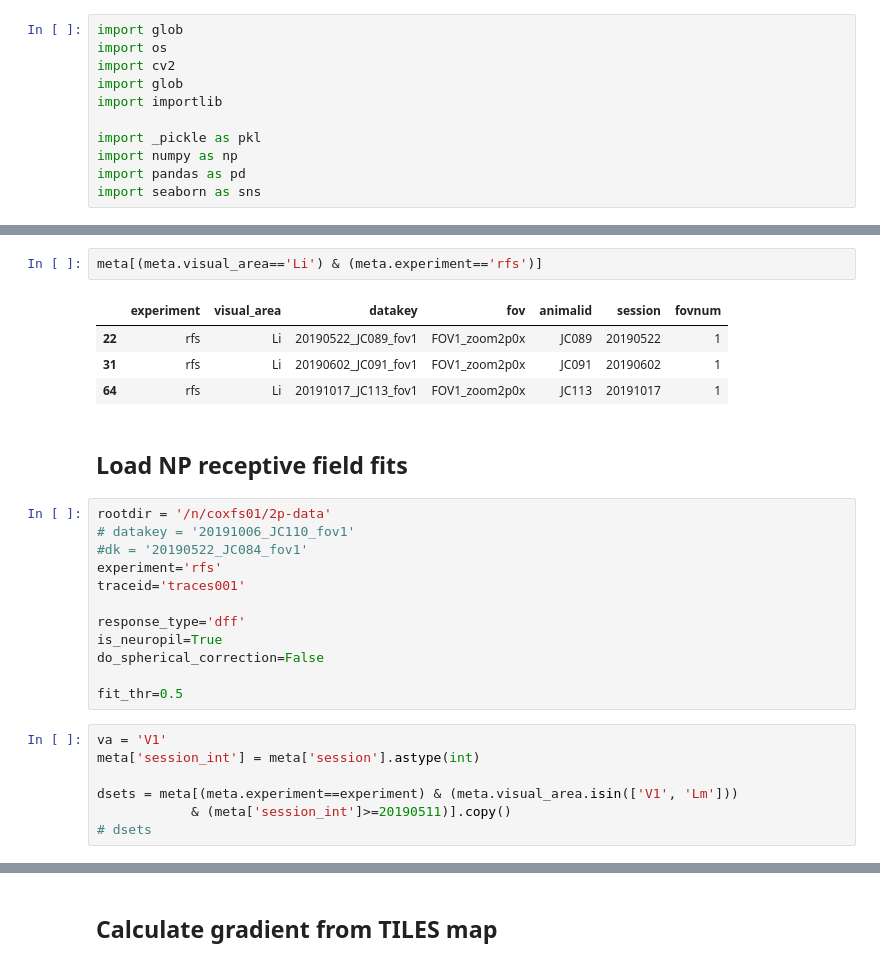
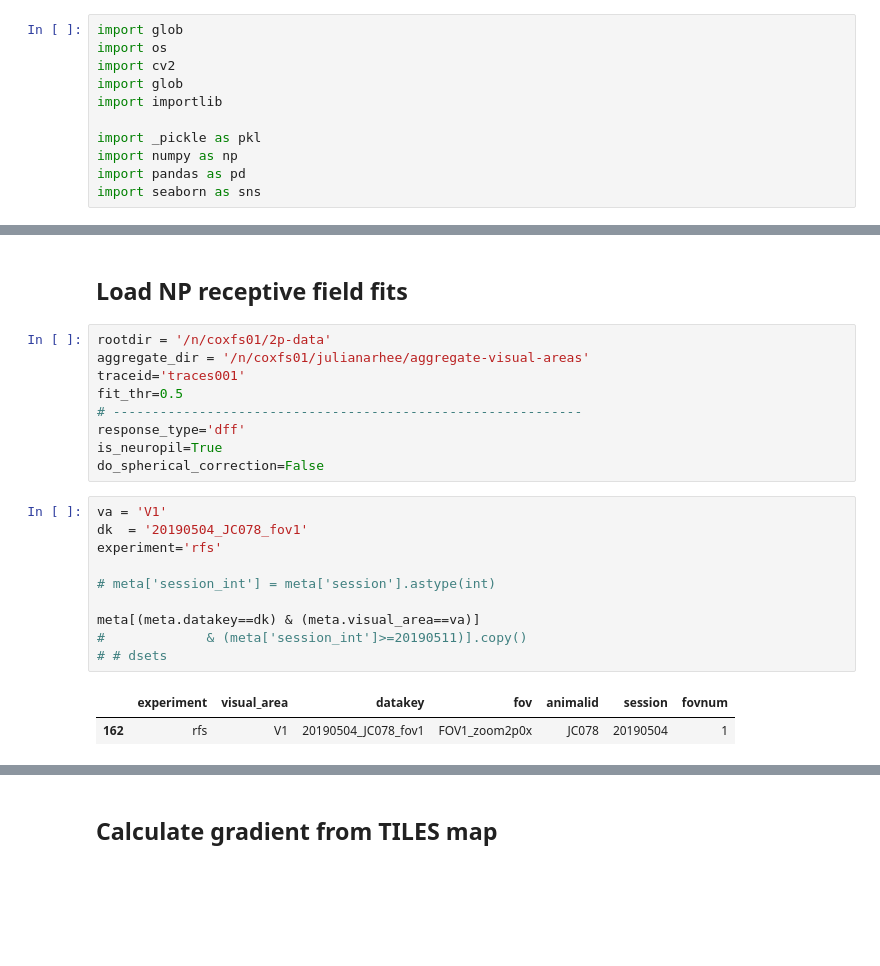
Before and after one commit to julianarhee/rat-2p-area-characterizations, a Jupyter notebook: analyze2p/receptive_fields/estimate_gradient_from_tiles.ipynb, the cells around one changed output, grey strips where cells are left out. Cells and saved outputs as stored; diff of their text form; blank space fills up the shorter version.

```diff
--- a/analyze2p/receptive_fields/estimate_gradient_from_tiles.ipynb
+++ b/analyze2p/receptive_fields/estimate_gradient_from_tiles.ipynb
@@ -35,28 +38,24 @@ Segmentation: missing 3 dsets
-# %%
-meta[(meta.visual_area=='Li') & (meta.experiment=='rfs')]
-# %% [output]
-|  | experiment | visual_area | datakey | fov | animalid | session | fovnum |
-| 22 | rfs | Li | 20190522_JC089_fov1 | FOV1_zoom2p0x | JC089 | 20190522 | 1 |
-| 31 | rfs | Li | 20190602_JC091_fov1 | FOV1_zoom2p0x | JC091 | 20190602 | 1 |
-| 64 | rfs | Li | 20191017_JC113_fov1 | FOV1_zoom2p0x | JC113 | 20191017 | 1 |
 # %% [markdown]
 ## Load NP receptive field fits
 # %%
 rootdir = '/n/coxfs01/2p-data'
-# datakey = '20191006_JC110_fov1'
-#dk = '20190522_JC084_fov1'
-experiment='rfs'
+aggregate_dir = '/n/coxfs01/julianarhee/aggregate-visual-areas'
 traceid='traces001'
-
+fit_thr=0.5
+# ------------------------------------------------------------
 response_type='dff'
 is_neuropil=True
 do_spherical_correction=False
-
-fit_thr=0.5
 # %%
 va = 'V1'
-meta['session_int'] = meta['session'].astype(int)
+dk  = '20190504_JC078_fov1'
+experiment='rfs'
 
-dsets = meta[(meta.experiment==experiment) & (meta.visual_area.isin(['V1', 'Lm']))
-            & (meta['session_int']>=20190511)].copy()
-# dsets
+# meta['session_int'] = meta['session'].astype(int)
+
+meta[(meta.datakey==dk) & (meta.visual_area==va)]
+#             & (meta['session_int']>=20190511)].copy()
+# # dsets
+# %% [output]
+|  | experiment | visual_area | datakey | fov | animalid | session | fovnum |
+| 162 | rfs | V1 | 20190504_JC078_fov1 | FOV1_zoom2p0x | JC078 | 20190504 | 1 |
```
Also changed, not shown: parts of 30 cells of this notebook, 8 other files.
